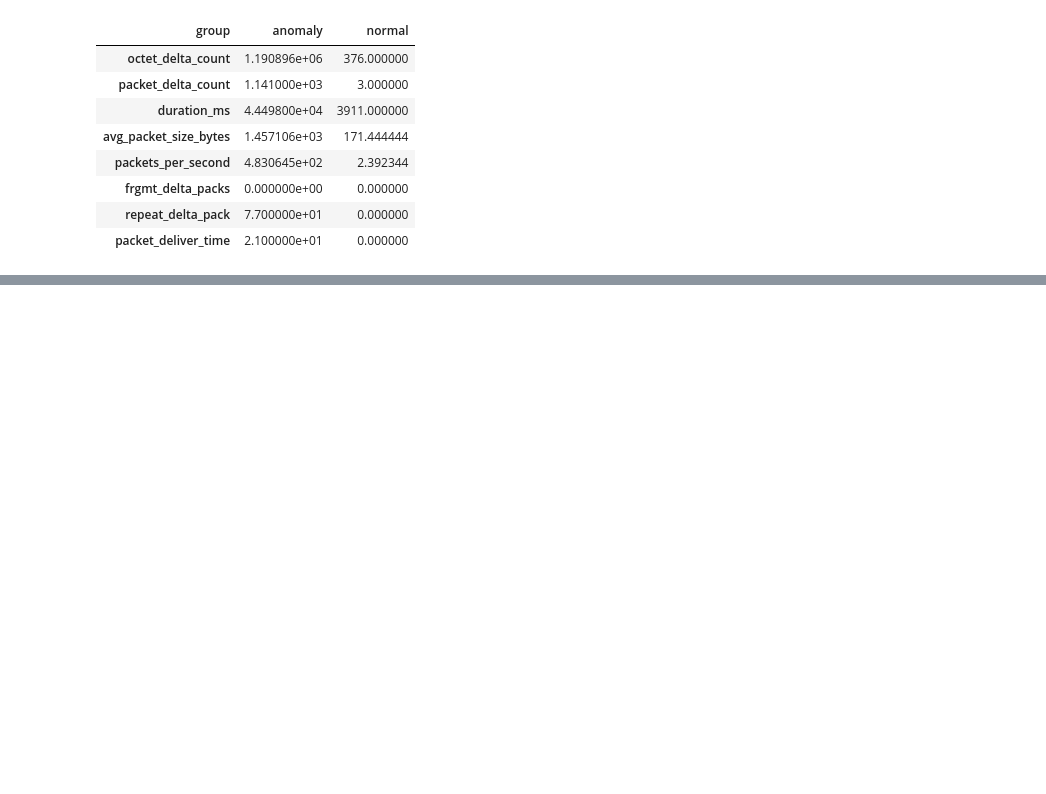
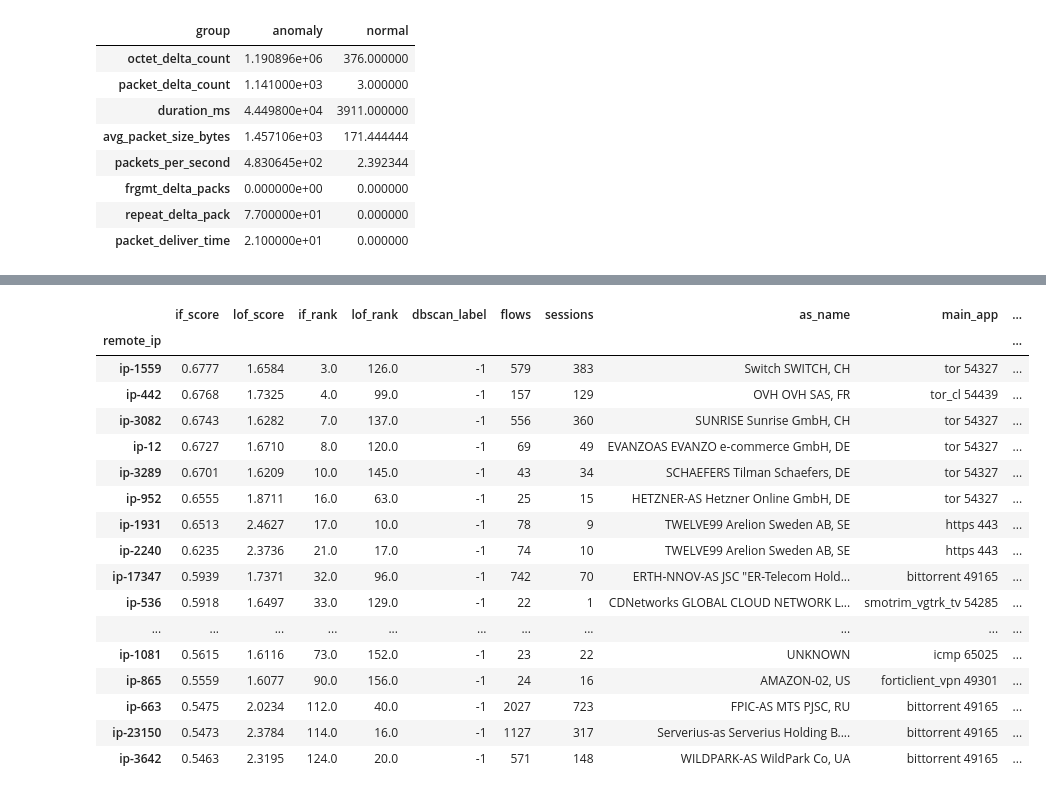
Before and after one commit to artyomshpakovski/nctc_anomaly_detection, a Jupyter notebook: draft.ipynb, the cells around one changed output, grey strips where cells are left out. Saved outputs shown, nothing was run; the diff lists cells and outputs as text; code cells hidden in the pictures; blank space fills up the shorter version.

```diff
--- a/draft.ipynb
+++ b/draft.ipynb
@@ -1075,0 +8897,56 @@ X_scaled:
+# %%
+# Inspect the complete three-model consensus group
+consensus_ids = sorted(
+    candidate_groups["consensus_all_three"]
+)
+
+consensus_table = pd.DataFrame({
+    "if_score": if_active_scores.loc[consensus_ids],
+    "lof_score": lof_active_scores.loc[consensus_ids],
+    "if_rank": if_active_scores.rank(
+        ascending=False,
+        method="min"
+    ).loc[consensus_ids],
+    "lof_rank": lof_active_scores.rank(
+        ascending=False,
+        method="min"
+    ).loc[consensus_ids],
+    "dbscan_label": dbscan_reference.loc[consensus_ids],
+})
+
+consensus_table = consensus_table.join(
+    ip_profiles[
+        [
+            "flows",
+            "sessions",
+            "as_name",
+            "main_app",
+            "main_app_group",
+        ]
+    ]
+)
+
+display(
+    consensus_table.sort_values(
+        ["if_rank", "lof_rank"]
+    ).round(4)
+)
+# %% [output]
+|  | if_score | lof_score | if_rank | lof_rank | dbscan_label | flows | sessions | as_name | main_app | ... |
+| remote_ip |  |  |  |  |  |  |  |  |  | ... |
+| ip-1559 | 0.6777 | 1.6584 | 3.0 | 126.0 | -1 | 579 | 383 | Switch SWITCH, CH | tor 54327 | ... |
+| ip-442 | 0.6768 | 1.7325 | 4.0 | 99.0 | -1 | 157 | 129 | OVH OVH SAS, FR | tor_cl 54439 | ... |
+| ip-3082 | 0.6743 | 1.6282 | 7.0 | 137.0 | -1 | 556 | 360 | SUNRISE Sunrise GmbH, CH | tor 54327 | ... |
+| ip-12 | 0.6727 | 1.6710 | 8.0 | 120.0 | -1 | 69 | 49 | EVANZOAS EVANZO e-commerce GmbH, DE | tor 54327 | ... |
+| ip-3289 | 0.6701 | 1.6209 | 10.0 | 145.0 | -1 | 43 | 34 | SCHAEFERS Tilman Schaefers, DE | tor 54327 | ... |
+| ip-952 | 0.6555 | 1.8711 | 16.0 | 63.0 | -1 | 25 | 15 | HETZNER-AS Hetzner Online GmbH, DE | tor 54327 | ... |
+| ip-1931 | 0.6513 | 2.4627 | 17.0 | 10.0 | -1 | 78 | 9 | TWELVE99 Arelion Sweden AB, SE | https 443 | ... |
+| ip-2240 | 0.6235 | 2.3736 | 21.0 | 17.0 | -1 | 74 | 10 | TWELVE99 Arelion Sweden AB, SE | https 443 | ... |
+| ip-17347 | 0.5939 | 1.7371 | 32.0 | 96.0 | -1 | 742 | 70 | ERTH-NNOV-AS JSC "ER-Telecom Hold... | bittorrent 49165 | ... |
+| ip-536 | 0.5918 | 1.6497 | 33.0 | 129.0 | -1 | 22 | 1 | CDNetworks GLOBAL CLOUD NETWORK L... | smotrim_vgtrk_tv 54285 | ... |
+| ... | ... | ... | ... | ... | ... | ... | ... | ... | ... | ... |
+| ip-1081 | 0.5615 | 1.6116 | 73.0 | 152.0 | -1 | 23 | 22 | UNKNOWN | icmp 65025 | ... |
+| ip-865 | 0.5559 | 1.6077 | 90.0 | 156.0 | -1 | 24 | 16 | AMAZON-02, US | forticlient_vpn 49301 | ... |
+| ip-663 | 0.5475 | 2.0234 | 112.0 | 40.0 | -1 | 2027 | 723 | FPIC-AS MTS PJSC, RU | bittorrent 49165 | ... |
+| ip-23150 | 0.5473 | 2.3784 | 114.0 | 16.0 | -1 | 1127 | 317 | Serverius-as Serverius Holding B.... | bittorrent 49165 | ... |
+| ip-3642 | 0.5463 | 2.3195 | 124.0 | 20.0 | -1 | 571 | 148 | WILDPARK-AS WildPark Co, UA | bittorrent 49165 | ... |
```
Also changed, not shown: parts of 76 cells of this notebook.
